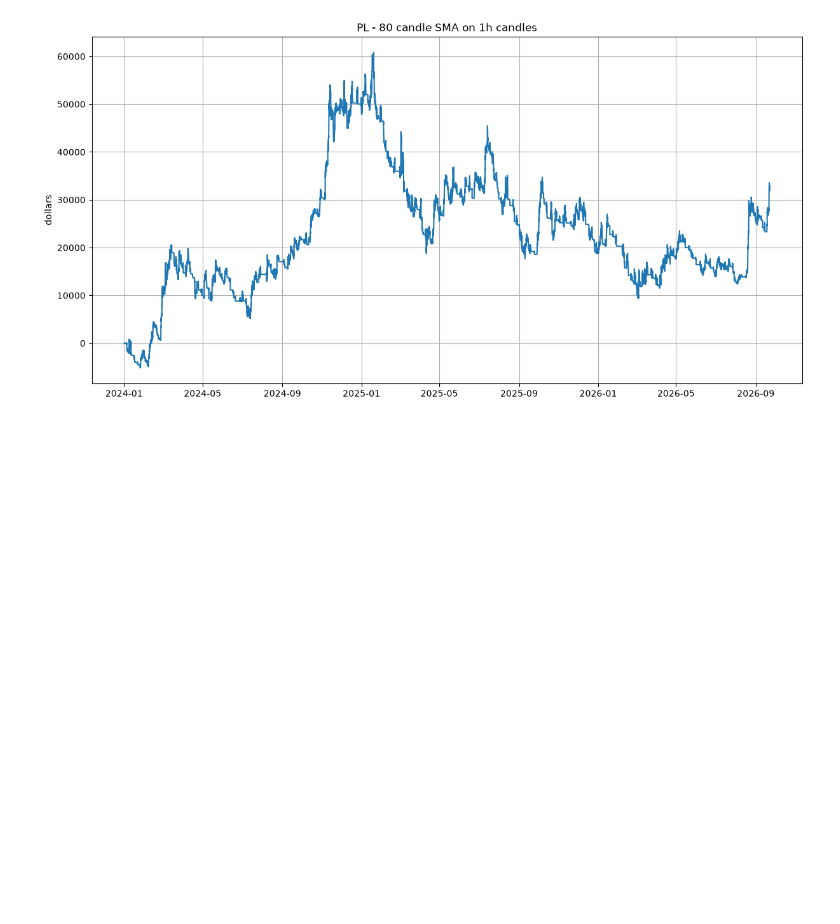
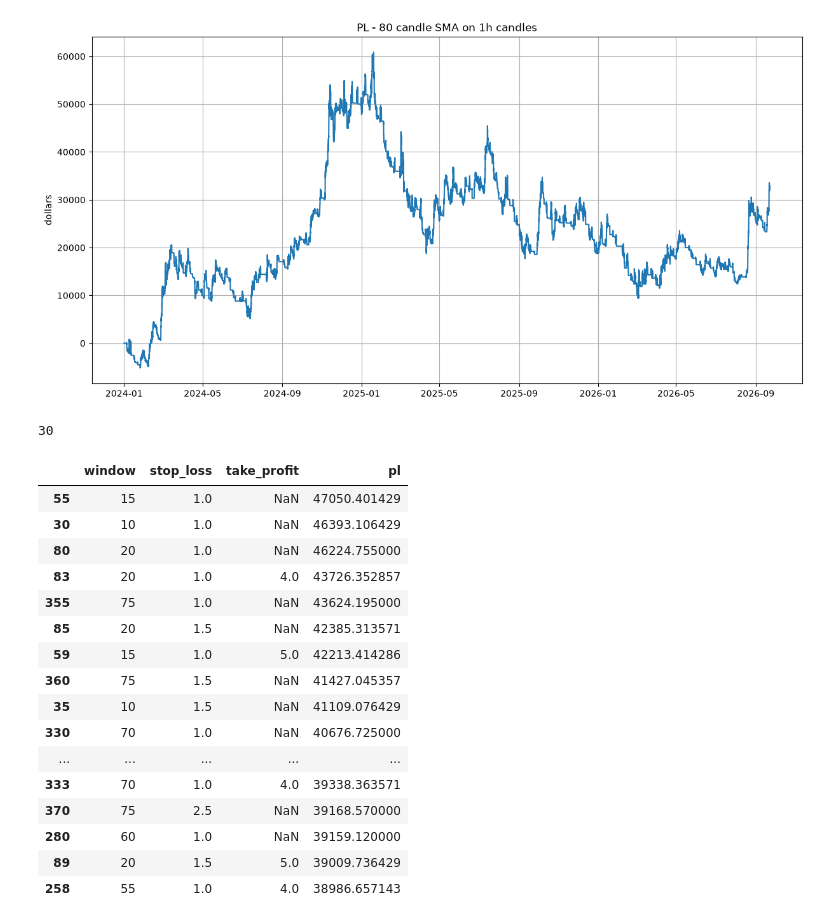
Before and after one commit to oskarmaatta/Crypto-Momentum, a Jupyter notebook: notebooks/sma_analysis.ipynb, the cells around one changed output. Saved outputs shown, nothing was run; the diff lists cells and outputs as text; code cells hidden in the pictures; blank space fills up the shorter version.

Commit message:
stop loss and take profit params added

```diff
--- a/notebooks/sma_analysis.ipynb
+++ b/notebooks/sma_analysis.ipynb
@@ -63,3 +64,41 @@ ax.set_ylabel('dollars')
 # %% [output]
 Text(0, 0.5, 'dollars')
 [figure]
+# %%
+len(range(5,155,5))
+# %% [output]
+30
+# %%
+results_summary = []
+backtests = {}
+for window, stop_loss, take_profit in product(range(5,155,5), [None, 1, 1.5, 2, 2.5], [None, 2, 3, 4, 5]):
+    result = backtest_sma(btc_ohlcv_1h, window, stop_loss, take_profit)
+    results_summary.append({
+        "window": window,
+        "stop_loss": stop_loss,
+        "take_profit": take_profit,
+        "pl": result["cumulative_pl"].iloc[-1],
+    })
+    backtests[(window, stop_loss, take_profit)] = result
+
+ranking = pd.DataFrame(results_summary).sort_values("pl", ascending=False)
+# %%
+ranking.head(20)
+# %% [output]
+|  | window | stop_loss | take_profit | pl |
+| 55 | 15 | 1.0 | NaN | 47050.401429 |
+| 30 | 10 | 1.0 | NaN | 46393.106429 |
+| 80 | 20 | 1.0 | NaN | 46224.755000 |
+| 83 | 20 | 1.0 | 4.0 | 43726.352857 |
+| 355 | 75 | 1.0 | NaN | 43624.195000 |
+| 85 | 20 | 1.5 | NaN | 42385.313571 |
+| 59 | 15 | 1.0 | 5.0 | 42213.414286 |
+| 360 | 75 | 1.5 | NaN | 41427.045357 |
+| 35 | 10 | 1.5 | NaN | 41109.076429 |
+| 330 | 70 | 1.0 | NaN | 40676.725000 |
+| ... | ... | ... | ... | ... |
+| 333 | 70 | 1.0 | 4.0 | 39338.363571 |
+| 370 | 75 | 2.5 | NaN | 39168.570000 |
+| 280 | 60 | 1.0 | NaN | 39159.120000 |
+| 89 | 20 | 1.5 | 5.0 | 39009.736429 |
+| 258 | 55 | 1.0 | 4.0 | 38986.657143 |
```
Also changed, not shown: parts of 1 cell of this notebook, 2 other files.
